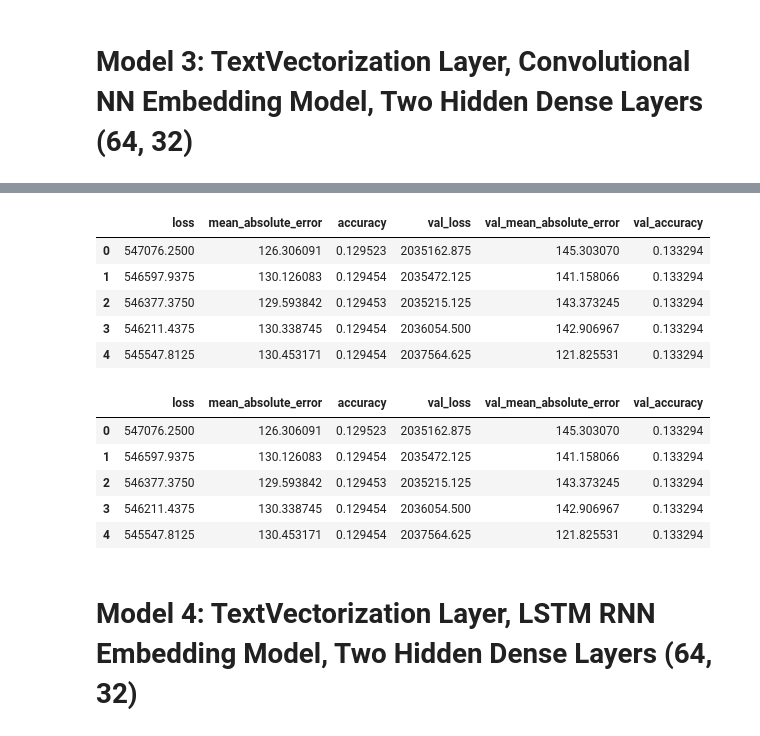
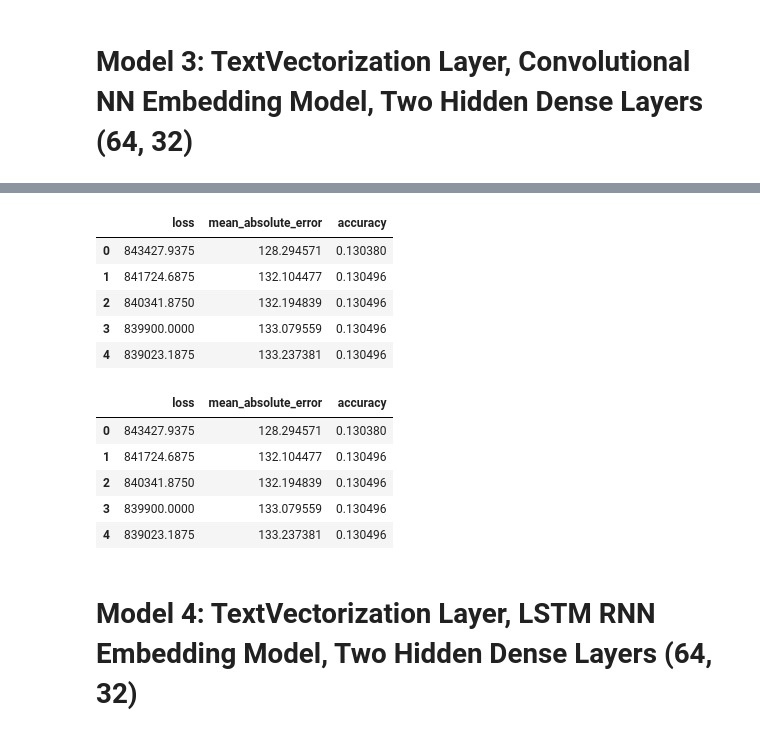
Before and after one commit to rreuther8-berkeley/UCB_207_sec01_fin_nlp, a Jupyter notebook: sequence_model_1.ipynb, the cells around one changed output, grey strips where cells are left out. Drawn from its saved outputs; the diff is of its cells as text; code cells hidden in the pictures.

Commit message:
Adding data_cleaning and sequence models

```diff
--- a/sequence_model_1.ipynb
+++ b/sequence_model_1.ipynb
@@ -79,6 +73,27 @@ X_train = X_train[X_train['selftext'].notna()]
 from tensorflow.keras.preprocessing.text import Tokenizer
 from tensorflow.keras.preprocessing.sequence import pad_sequences
 import pandas as pd
+
+def get_vectorization_layer(df, column, max_tokens=10000, output_sequence_length=250, embedding_dim=16):
+    vectorize_layer = layers.TextVectorization(
+        max_tokens=max_tokens,
+        output_mode='int',
+        output_sequence_length=output_sequence_length)
+
+    df[column] = df[column].astype(str)
+    vectorize_layer.adapt(df[column].values)
+
+    return vectorize_layer
+
+vectorize_layer = get_vectorization_layer(X_train, 'selftext')
+
+def vectorize_text(text):
+  text = tf.expand_dims(text, -1)
+  return vectorize_layer(text)
+
+
+
+X_train_v = X_train['selftext'].apply(vectorize_text)
 
 # Tokenizer setup
 max_vocab_size = 10000
@@ -91,5 +106,5 @@ sequences = tokenizer.texts_to_sequences(X_train['selftext'])
 max_sequence_length = 250
 padded_sequences = pad_sequences(sequences, maxlen=max_sequence_length)
 
-print(padded_sequences)
+vectorized_text = vectorize_layer(text_data)
 # %% [output]
@@ -324,7 +268,7 @@ embedded_text = embedding_layer(vectorized_text)
 # %%
 model_3 = build_model_3()
 early_stopping = tf.keras.callbacks.EarlyStopping(monitor='val_loss', patience=1, restore_best_weights=True)
-history_3 = model_3.fit(vectorized_text, y_train, epochs=5, batch_size=2, validation_data=(X_val, y_val), verbose=1, callbacks=[early_stopping])
+history_3 = model_3.fit(vectorized_text, y_train, epochs=5, batch_size=2, verbose=1, callbacks=[early_stopping])
 pd.DataFrame(history_3.history)
 # %% [output]
 Epoch 1/5
@@ -340,18 +284,18 @@ Epoch 5/5
-|  | loss | mean_absolute_error | accuracy | val_loss | val_mean_absolute_error | val_accuracy |
-| 0 | 547076.2500 | 126.306091 | 0.129523 | 2035162.875 | 145.303070 | 0.133294 |
-| 1 | 546597.9375 | 130.126083 | 0.129454 | 2035472.125 | 141.158066 | 0.133294 |
-| 2 | 546377.3750 | 129.593842 | 0.129453 | 2035215.125 | 143.373245 | 0.133294 |
-| 3 | 546211.4375 | 130.338745 | 0.129454 | 2036054.500 | 142.906967 | 0.133294 |
-| 4 | 545547.8125 | 130.453171 | 0.129454 | 2037564.625 | 121.825531 | 0.133294 |
+|  | loss | mean_absolute_error | accuracy |
+| 0 | 843427.9375 | 128.294571 | 0.130380 |
+| 1 | 841724.6875 | 132.104477 | 0.130496 |
+| 2 | 840341.8750 | 132.194839 | 0.130496 |
+| 3 | 839900.0000 | 133.079559 | 0.130496 |
+| 4 | 839023.1875 | 133.237381 | 0.130496 |
 # %%
-pd.DataFrame(history3.history)
+pd.DataFrame(history_3.history)
 # %% [output]
-|  | loss | mean_absolute_error | accuracy | val_loss | val_mean_absolute_error | val_accuracy |
-| 0 | 547076.2500 | 126.306091 | 0.129523 | 2035162.875 | 145.303070 | 0.133294 |
-| 1 | 546597.9375 | 130.126083 | 0.129454 | 2035472.125 | 141.158066 | 0.133294 |
-| 2 | 546377.3750 | 129.593842 | 0.129453 | 2035215.125 | 143.373245 | 0.133294 |
-| 3 | 546211.4375 | 130.338745 | 0.129454 | 2036054.500 | 142.906967 | 0.133294 |
-| 4 | 545547.8125 | 130.453171 | 0.129454 | 2037564.625 | 121.825531 | 0.133294 |
+|  | loss | mean_absolute_error | accuracy |
+| 0 | 843427.9375 | 128.294571 | 0.130380 |
+| 1 | 841724.6875 | 132.104477 | 0.130496 |
+| 2 | 840341.8750 | 132.194839 | 0.130496 |
+| 3 | 839900.0000 | 133.079559 | 0.130496 |
+| 4 | 839023.1875 | 133.237381 | 0.130496 |
 # %% [markdown]
 # Model 4: TextVectorization Layer, LSTM RNN Embedding Model, Two Hidden Dense Layers (64, 32)
 # %%
```
Also changed, not shown: parts of 10 cells of this notebook, 1 other file.
